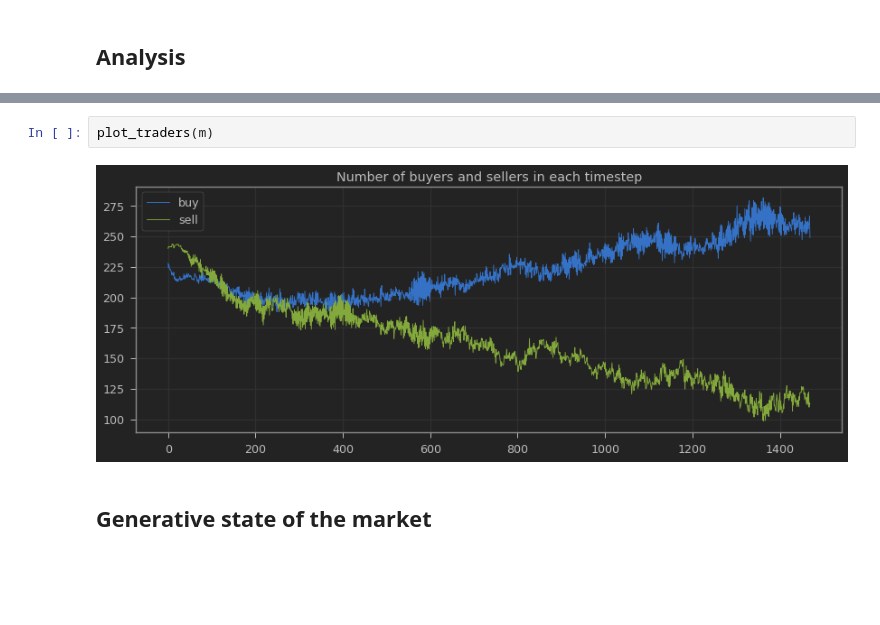
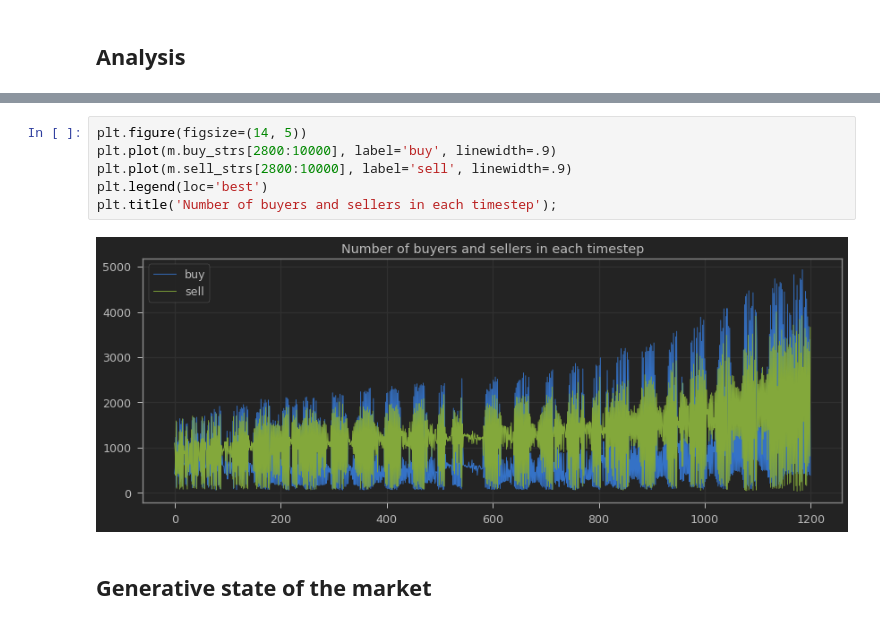
Before and after one commit to jaanerik/economic-life, a Jupyter notebook: GPU Market.ipynb, the cells around one changed output, grey strips where cells are left out. Saved outputs shown, nothing was run; the diff lists cells and outputs as text; blank space fills up the shorter version.

```diff
--- a/GPU Market.ipynb
+++ b/GPU Market.ipynb
@@ -53,7 +53,11 @@ plot_market(m,from_index=0,to_index=1446,richest_alpha=.3)
-# %%
-plot_traders(m)
-# %% [output]
-[figure, removed]
+# %%
+plt.figure(figsize=(14, 5))
+plt.plot(m.buy_strs[2800:10000], label='buy', linewidth=.9)
+plt.plot(m.sell_strs[2800:10000], label='sell', linewidth=.9)
+plt.legend(loc='best')
+plt.title('Number of buyers and sellers in each timestep');
+# %% [output]
+[figure, added]
 # %% [markdown]
 ## Generative state of the market
 # %% [markdown]
```
Also changed, not shown: parts of 3 cells of this notebook, 21 other files.
